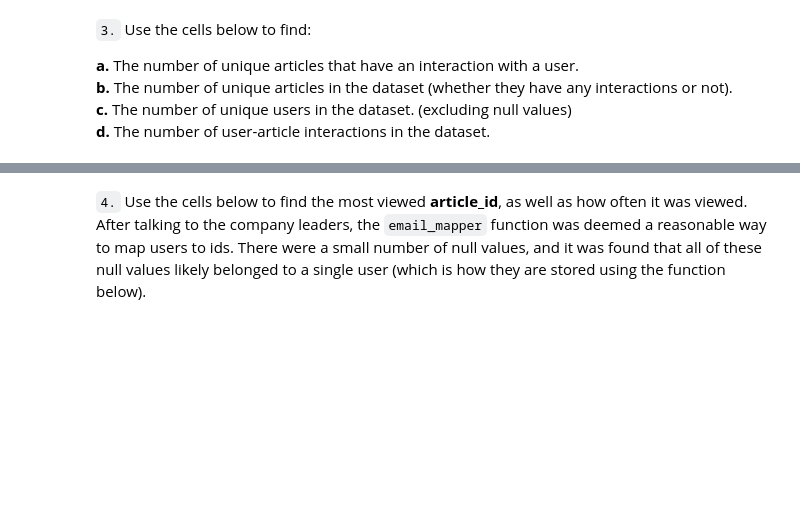
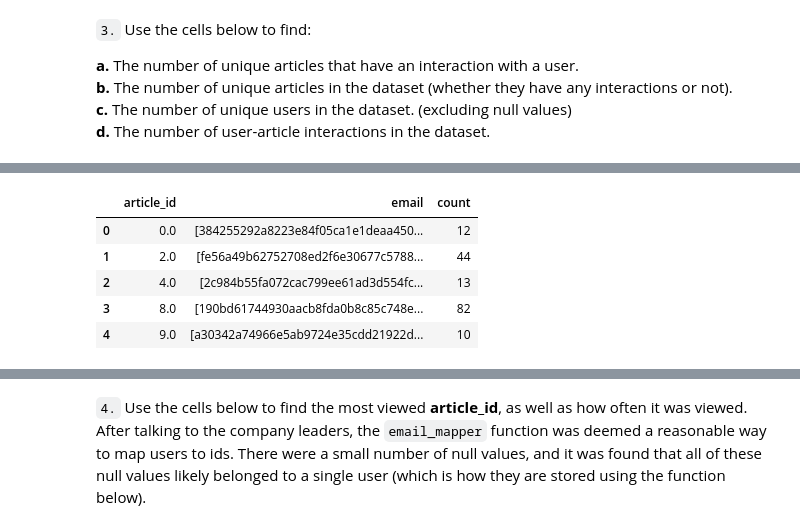
Before and after one commit to aurora-nat/ibm_recommendation_system, a Jupyter notebook: Recommendations_with_IBM.ipynb, the cells around one changed output, grey strips where cells are left out. Drawn from its saved outputs; the diff is of its cells as text; code cells hidden in the pictures; blank space fills up the shorter version.

```diff
--- a/Recommendations_with_IBM.ipynb
+++ b/Recommendations_with_IBM.ipynb
@@ -231,0 +198,10 @@ df['email'].nunique()
+# %%
+unique_article_interaction['count'] = unique_article_interaction['email'].apply(len)
+unique_article_interaction.head()
+# %% [output]
+|  | article_id | email | count |
+| 0 | 0.0 | [384255292a8223e84f05ca1e1deaa450... | 12 |
+| 1 | 2.0 | [fe56a49b62752708ed2f6e30677c5788... | 44 |
+| 2 | 4.0 | [2c984b55fa072cac799ee61ad3d554fc... | 13 |
+| 3 | 8.0 | [190bd61744930aacb8fda0b8c85c748e... | 82 |
+| 4 | 9.0 | [a30342a74966e5ab9724e35cdd21922d... | 10 |
```
Also changed, not shown: parts of 70 cells of this notebook, 3 other files.
